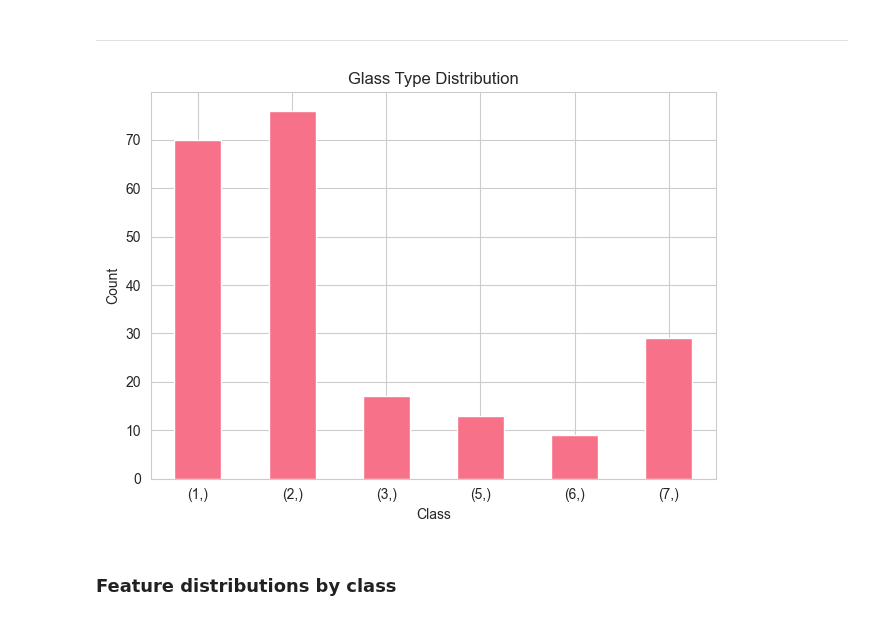
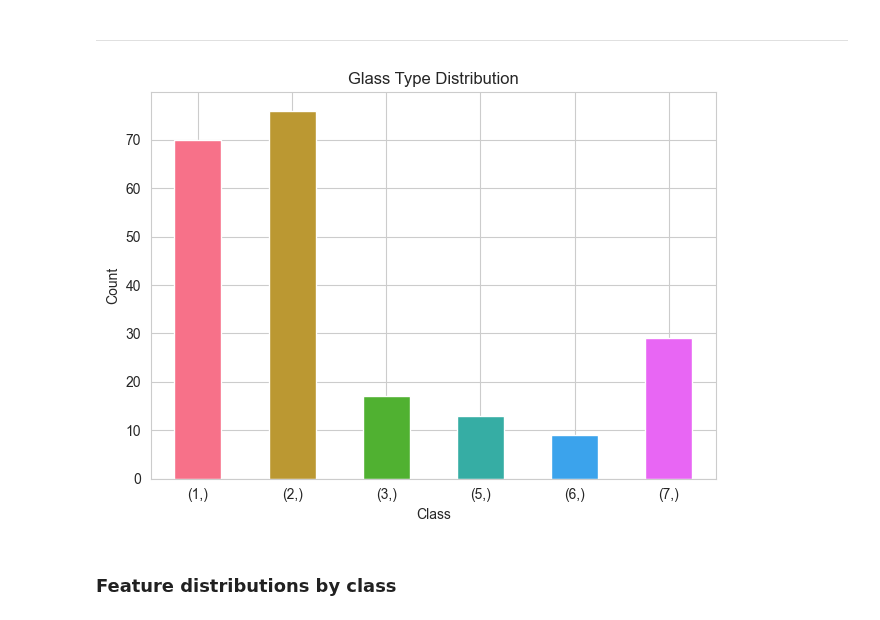
Before and after one commit to jkociecki/machine-learning-pwr, a Jupyter notebook: lab-01/glass.ipynb, the cells around one changed output. Drawn from its saved outputs; the diff is of its cells as text; code cells hidden in the pictures.

```diff
--- a/lab-01/glass.ipynb
+++ b/lab-01/glass.ipynb
@@ -4,9 +4,6 @@ import numpy as np
 from ucimlrepo import fetch_ucirepo
 import matplotlib.pyplot as plt
 import seaborn as sns
-
-sns.set_style("whitegrid")
-sns.set_palette("husl")
 # %%
 glass_identification = fetch_ucirepo(id=42)
 
@@ -50,15 +43,19 @@ X
 # %% [markdown]
 ___
 # %%
-ax = y.value_counts().sort_index().plot(kind="bar")
+ax = (
+    y.value_counts()
+    .sort_index()
+    .plot(kind="bar", color=sns.color_palette("husl", n_colors=len(y.value_counts())))
+)
 ax.set_xlabel("Class")
 ax.set_ylabel("Count")
 ax.set_title("Glass Type Distribution")
 plt.xticks(rotation=0)
 plt.tight_layout()
 plt.show()
 # %% [output]
-[figure, old version]
+[figure, new version]
 # %% [markdown]
 ### Feature distributions by class
 # %%
```
Also changed, not shown: parts of 3 cells of this notebook, 6 other files.
